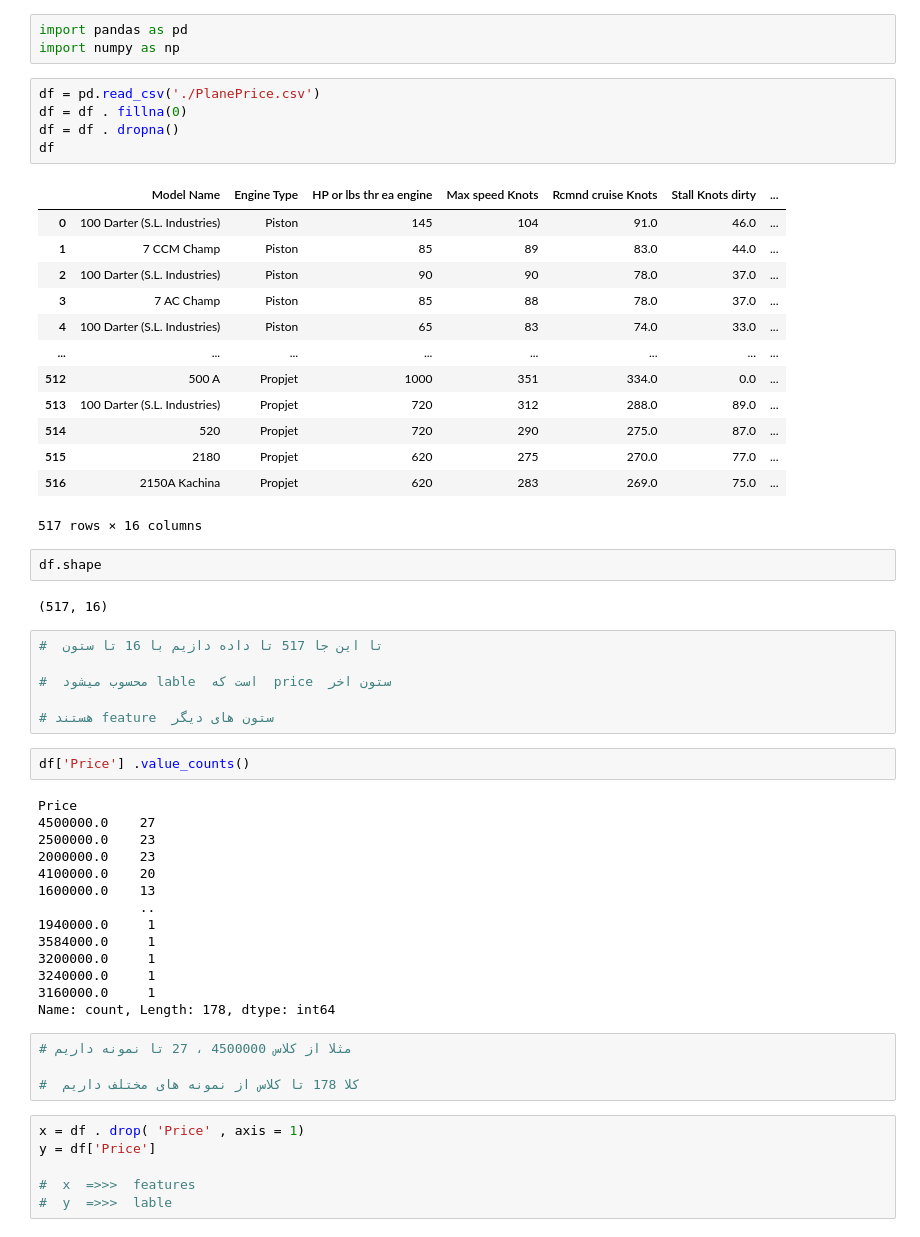
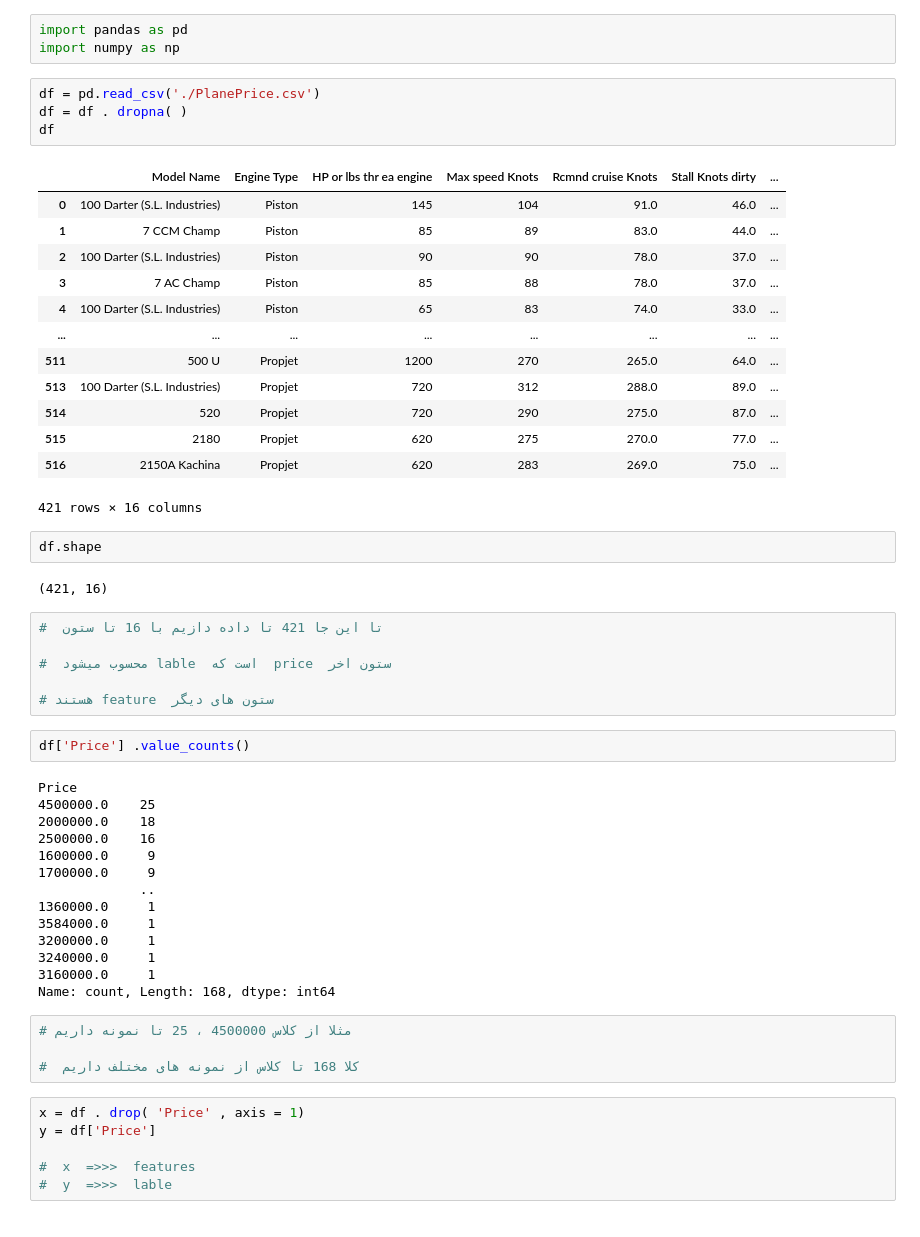
Before and after one commit to AmirXD03/ML, a Jupyter notebook: Nazanin-Code.ipynb, the cells around one changed output. Cells and saved outputs as stored; diff of their text form.

```diff
--- a/Nazanin-Code.ipynb
+++ b/Nazanin-Code.ipynb
@@ -3,29 +3,28 @@ import pandas as pd
 import numpy as np
 # %%
 df = pd.read_csv('./PlanePrice.csv')
-df = df . fillna(0)
-df = df . dropna()
+df = df . dropna( )
 df
 # %% [output]
 |  | Model Name | Engine Type | HP or lbs thr ea engine | Max speed Knots | Rcmnd cruise Knots | Stall Knots dirty | ... |
 | 0 | 100 Darter (S.L. Industries) | Piston | 145 | 104 | 91.0 | 46.0 | ... |
 | 1 | 7 CCM Champ | Piston | 85 | 89 | 83.0 | 44.0 | ... |
 | 2 | 100 Darter (S.L. Industries) | Piston | 90 | 90 | 78.0 | 37.0 | ... |
 | 3 | 7 AC Champ | Piston | 85 | 88 | 78.0 | 37.0 | ... |
 | 4 | 100 Darter (S.L. Industries) | Piston | 65 | 83 | 74.0 | 33.0 | ... |
 | ... | ... | ... | ... | ... | ... | ... | ... |
-| 512 | 500 A | Propjet | 1000 | 351 | 334.0 | 0.0 | ... |
+| 511 | 500 U | Propjet | 1200 | 270 | 265.0 | 64.0 | ... |
 | 513 | 100 Darter (S.L. Industries) | Propjet | 720 | 312 | 288.0 | 89.0 | ... |
 | 514 | 520 | Propjet | 720 | 290 | 275.0 | 87.0 | ... |
 | 515 | 2180 | Propjet | 620 | 275 | 270.0 | 77.0 | ... |
 | 516 | 2150A Kachina | Propjet | 620 | 283 | 269.0 | 75.0 | ... |
-517 rows × 16 columns
+421 rows × 16 columns
 # %%
 df.shape
 # %% [output]
-(517, 16)
+(421, 16)
 # %%
-#  تا این جا 517 تا داده دازیم با 16 تا ستون
+#  تا این جا 421 تا داده دازیم با 16 تا ستون
 
 #  محسوب میشود lable  است که  price  ستون اخر
 
@@ -34,22 +33,22 @@ df.shape
 df['Price'] .value_counts()
 # %% [output]
 Price
-4500000.0    27
-2500000.0    23
-2000000.0    23
-4100000.0    20
-1600000.0    13
+4500000.0    25
+2000000.0    18
+2500000.0    16
+1600000.0     9
+1700000.0     9
              ..
-1940000.0     1
+1360000.0     1
 3584000.0     1
 3200000.0     1
 3240000.0     1
 3160000.0     1
-Name: count, Length: 178, dtype: int64
+Name: count, Length: 168, dtype: int64
 # %%
-# مثلا از کلاس 4500000 ، 27 تا نمونه داریم
+# مثلا از کلاس 4500000 ، 25 تا نمونه داریم
 
-#  کلا 178 تا کلاس از نمونه های مختلف داریم
+#  کلا 168 تا کلاس از نمونه های مختلف داریم
 # %%
 x = df . drop( 'Price' , axis = 1)
 y = df['Price']
```
Also changed, not shown: parts of 14 cells of this notebook, 1 other file.
